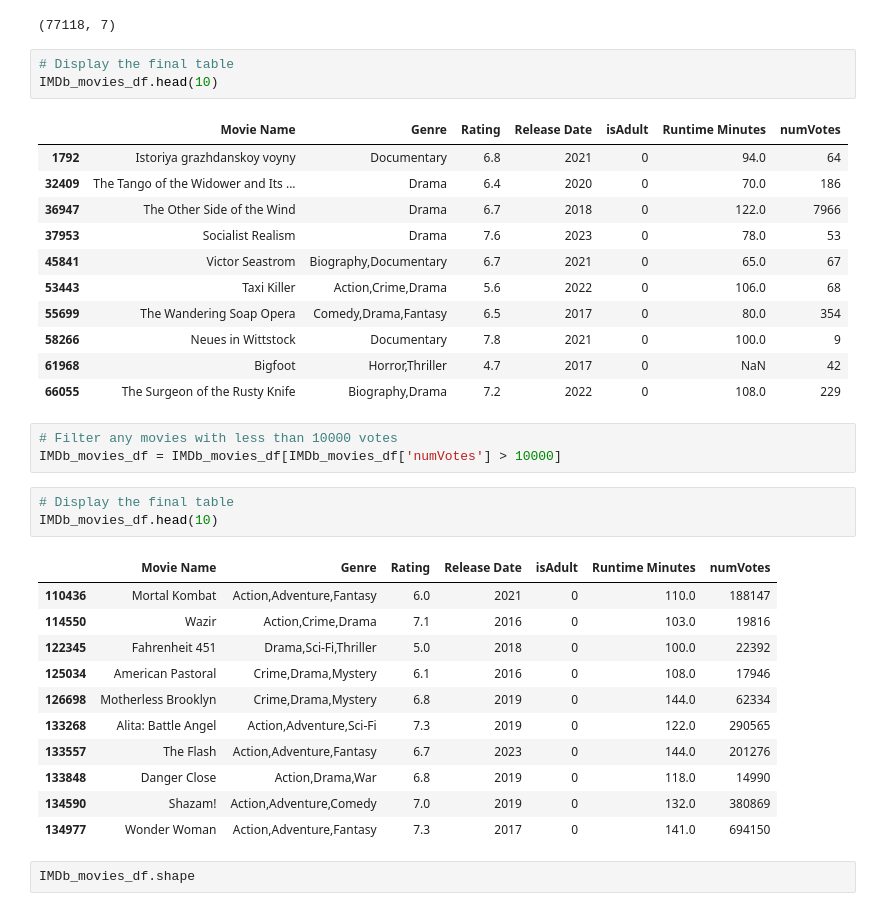
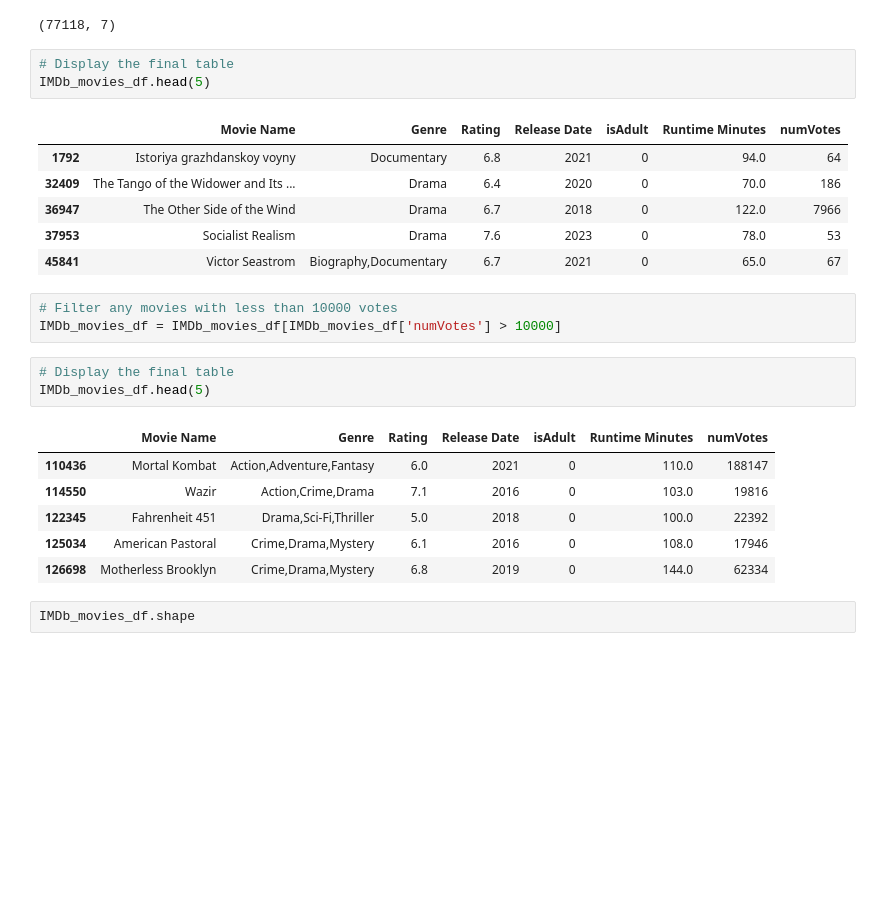
Before and after one commit to shreyashguptas/IMDb_movie_review_sentiment_analysis, a Jupyter notebook: IMDb_webscrapping_script.ipynb, the cells around one changed output. Saved outputs shown, nothing was run; the diff lists cells and outputs as text; blank space fills up the shorter version.

```diff
--- a/IMDb_webscrapping_script.ipynb
+++ b/IMDb_webscrapping_script.ipynb
@@ -95,25 +95,20 @@ IMDb_movies_df.shape
 (77118, 7)
 # %%
 # Display the final table
-IMDb_movies_df.head(10)
+IMDb_movies_df.head(5)
 # %% [output]
 |  | Movie Name | Genre | Rating | Release Date | isAdult | Runtime Minutes | numVotes |
 | 1792 | Istoriya grazhdanskoy voyny | Documentary | 6.8 | 2021 | 0 | 94.0 | 64 |
 | 32409 | The Tango of the Widower and Its ... | Drama | 6.4 | 2020 | 0 | 70.0 | 186 |
 | 36947 | The Other Side of the Wind | Drama | 6.7 | 2018 | 0 | 122.0 | 7966 |
 | 37953 | Socialist Realism | Drama | 7.6 | 2023 | 0 | 78.0 | 53 |
 | 45841 | Victor Seastrom | Biography,Documentary | 6.7 | 2021 | 0 | 65.0 | 67 |
-| 53443 | Taxi Killer | Action,Crime,Drama | 5.6 | 2022 | 0 | 106.0 | 68 |
-| 55699 | The Wandering Soap Opera | Comedy,Drama,Fantasy | 6.5 | 2017 | 0 | 80.0 | 354 |
-| 58266 | Neues in Wittstock | Documentary | 7.8 | 2021 | 0 | 100.0 | 9 |
-| 61968 | Bigfoot | Horror,Thriller | 4.7 | 2017 | 0 | NaN | 42 |
-| 66055 | The Surgeon of the Rusty Knife | Biography,Drama | 7.2 | 2022 | 0 | 108.0 | 229 |
 # %%
 # Filter any movies with less than 10000 votes
 IMDb_movies_df = IMDb_movies_df[IMDb_movies_df['numVotes'] > 10000]
 # %%
 # Display the final table
-IMDb_movies_df.head(10)
+IMDb_movies_df.head(5)
 # %% [output]
 |  | Movie Name | Genre | Rating | Release Date | isAdult | Runtime Minutes | numVotes |
 | 110436 | Mortal Kombat | Action,Adventure,Fantasy | 6.0 | 2021 | 0 | 110.0 | 188147 |
@@ -121,11 +116,6 @@ IMDb_movies_df.head(10)
 | 122345 | Fahrenheit 451 | Drama,Sci-Fi,Thriller | 5.0 | 2018 | 0 | 100.0 | 22392 |
 | 125034 | American Pastoral | Crime,Drama,Mystery | 6.1 | 2016 | 0 | 108.0 | 17946 |
 | 126698 | Motherless Brooklyn | Crime,Drama,Mystery | 6.8 | 2019 | 0 | 144.0 | 62334 |
-| 133268 | Alita: Battle Angel | Action,Adventure,Sci-Fi | 7.3 | 2019 | 0 | 122.0 | 290565 |
-| 133557 | The Flash | Action,Adventure,Fantasy | 6.7 | 2023 | 0 | 144.0 | 201276 |
-| 133848 | Danger Close | Action,Drama,War | 6.8 | 2019 | 0 | 118.0 | 14990 |
-| 134590 | Shazam! | Action,Adventure,Comedy | 7.0 | 2019 | 0 | 132.0 | 380869 |
-| 134977 | Wonder Woman | Action,Adventure,Fantasy | 7.3 | 2017 | 0 | 141.0 | 694150 |
 # %%
 IMDb_movies_df.shape
 # %% [output]
```
Also changed, not shown: parts of 16 cells of this notebook, 22 other files.
